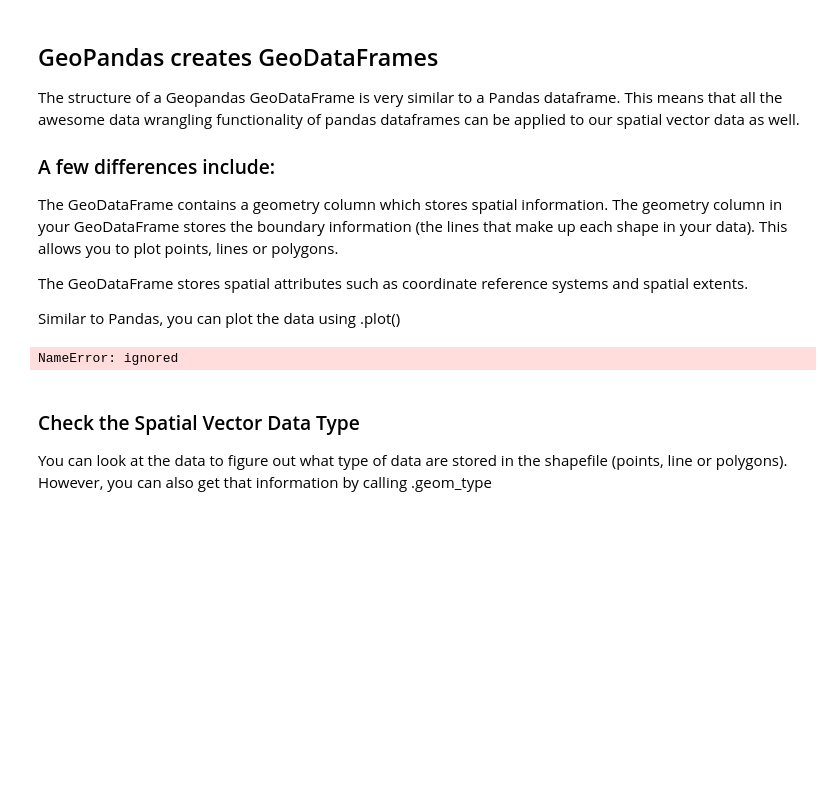
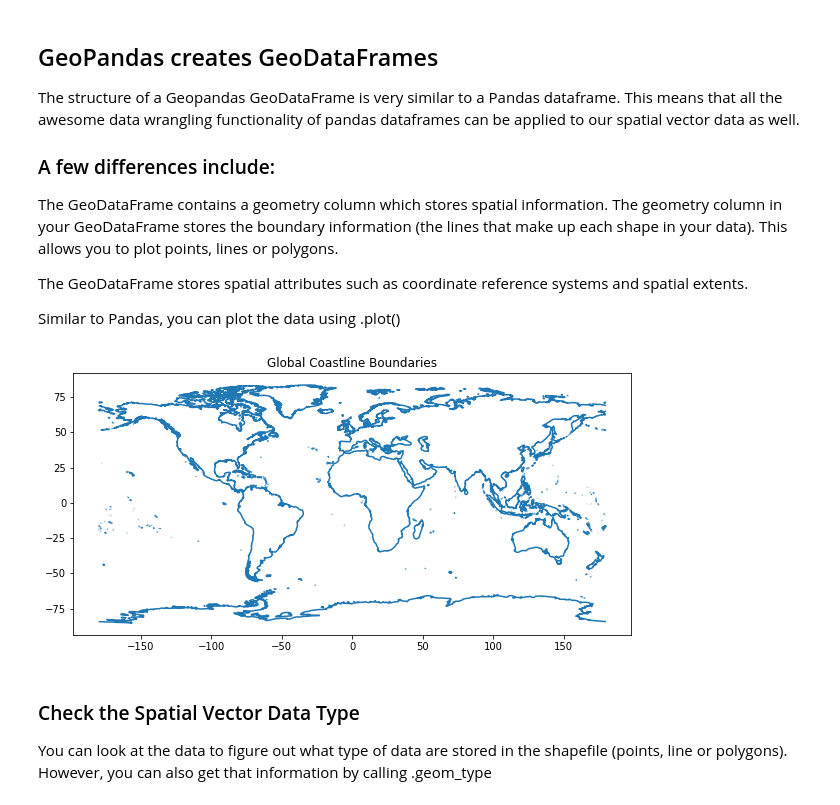
Before and after one commit to Sandipriz/EnvDatSci22, a Jupyter notebook: CodeSprints/VectorData101.ipynb, the cells around one changed output. Drawn from its saved outputs; the diff is of its cells as text; code cells hidden in the pictures; blank space fills up the shorter version.

```diff
--- a/CodeSprints/VectorData101.ipynb
+++ b/CodeSprints/VectorData101.ipynb
@@ -158,14 +193,14 @@ The GeoDataFrame stores spatial attributes such as coordinate reference systems
 Similar to Pandas, you can plot the data using .plot()
 # %%
 # Plot the data
-f, ax1 = plt.subplots(figsize=(12, 6))
+f, ax1 = plt.subplots(figsize=(10, 6))
 coastlines.plot(ax=ax1)
 
 # Add a title to your plot
 ax1.set(title="Global Coastline Boundaries")
 plt.show()
 # %% [output]
-NameError: ignored
+[figure, added]
 # %% [markdown]
 ### Check the Spatial Vector Data Type
 You can look at the data to figure out what type of data are stored in the shapefile (points, line or polygons). However, you can also get that information by calling .geom_type
```
Also changed, not shown: parts of 37 cells of this notebook.
